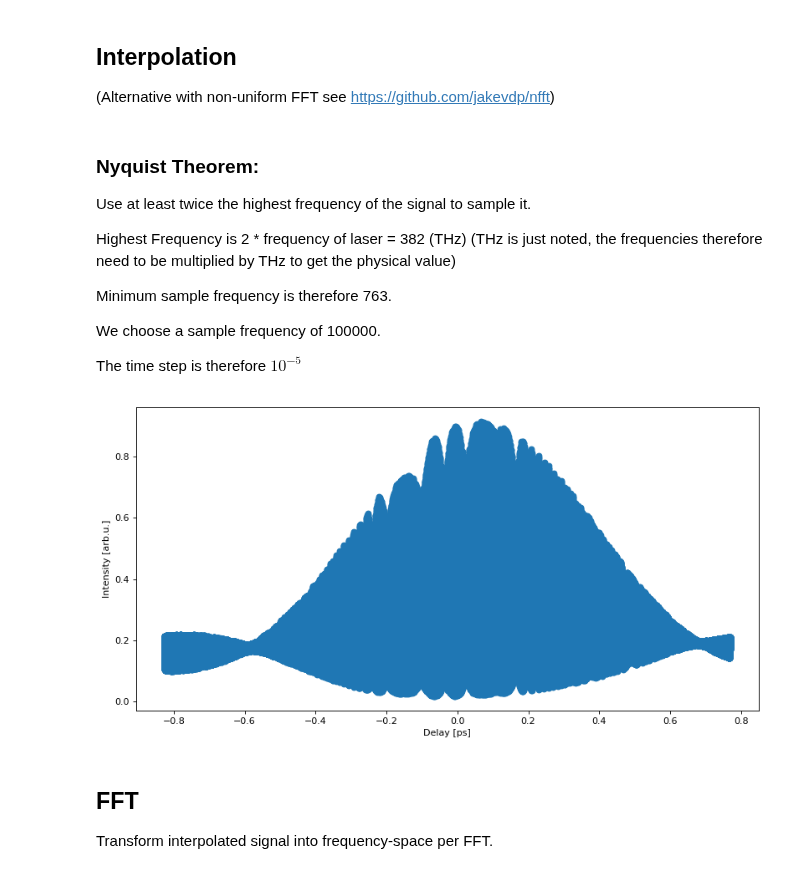
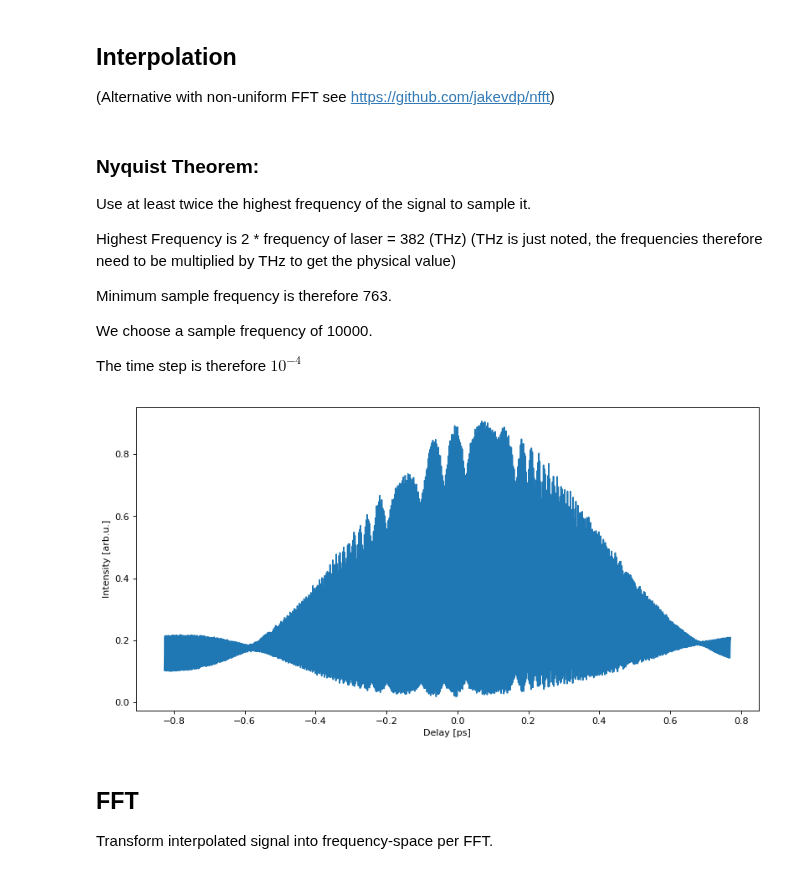
Before and after one commit to JKU-HFP/Chirp-Diagnostic, a Jupyter notebook: Evaluating_TiSa_ACF_Chirp.ipynb, the cells around one changed output. Cells and saved outputs as stored; diff of their text form; code cells hidden in the pictures.

```diff
--- a/Evaluating_TiSa_ACF_Chirp.ipynb
+++ b/Evaluating_TiSa_ACF_Chirp.ipynb
@@ -52,26 +52,26 @@ Highest Frequency is 2 * frequency of laser = 382 (THz) (THz is just noted, the
 
 Minimum sample frequency is therefore 763.
 
-We choose a sample frequency of 100000.
+We choose a sample frequency of 10000.
 
-The time step is therefore $10^{-5}$
+The time step is therefore $10^{-4}$
 # %%
 # Time step in ps
-time_step =  1 * 10**(-5)
+time_step =  1 * 10**(-4)
 # %%
 interpolation_time = np.arange(data[-1,0], data[0,0], time_step)
 data_linear_interp = func_linear_interp(interpolation_time)
 
 # Create a figure of size 8x6 inches, 80 dots per inch
 plt.figure(figsize=(12, 6), dpi=80)
 
 plt.xlabel("Delay [ps]")
 plt.ylabel("Intensity [arb.u.]")
 
-plt.plot(interpolation_time, data_linear_interp, "o")
+plt.plot(interpolation_time, data_linear_interp)
 plt.show()
 # %% [output]
-[figure, old version]
+[figure, new version]
 # %% [markdown]
 ## FFT
 Transform interpolated signal into frequency-space per FFT.
```
Also changed, not shown: parts of 9 cells of this notebook.
